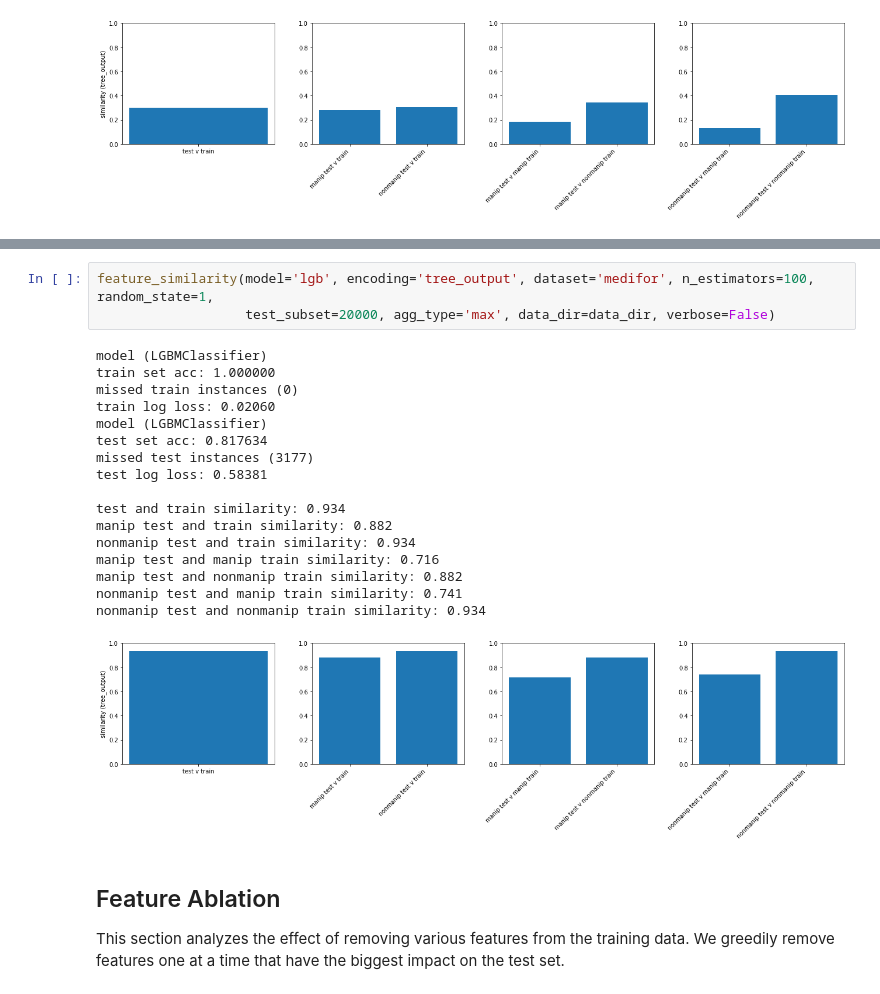
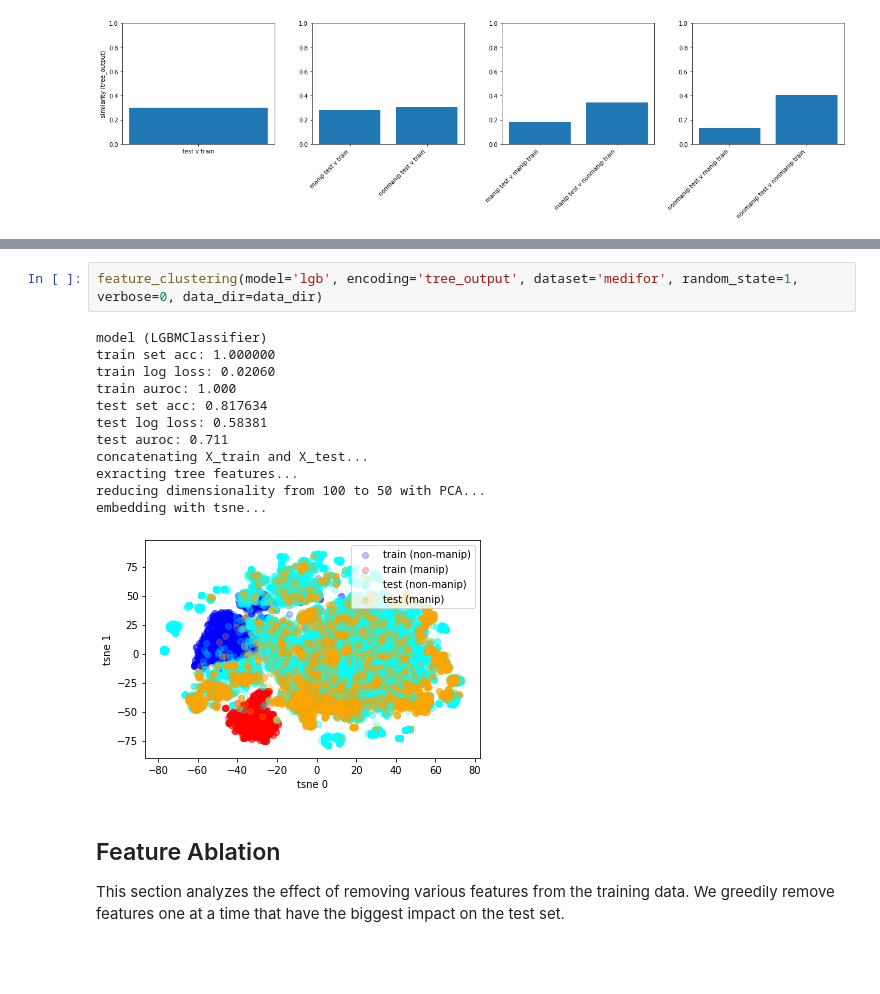
Before and after one commit to jjbrophy47/trex, a Jupyter notebook: experiments/notebooks/alignment_explore.ipynb, the cells around one changed output, grey strips where cells are left out. Saved outputs shown, nothing was run; the diff lists cells and outputs as text; blank space fills up the shorter version.

Commit message:
added tsne visualizations for medifor

```diff
--- a/experiments/notebooks/alignment_explore.ipynb
+++ b/experiments/notebooks/alignment_explore.ipynb
@@ -42,24 +85,18 @@ nonmanip test and nonmanip train similarity: 0.409
 # %%
-feature_similarity(model='lgb', encoding='tree_output', dataset='medifor', n_estimators=100, random_state=1,
-                   test_subset=20000, agg_type='max', data_dir=data_dir, verbose=False)
+feature_clustering(model='lgb', encoding='tree_output', dataset='medifor', random_state=1, verbose=0, data_dir=data_dir)
 # %% [output]
 model (LGBMClassifier)
 train set acc: 1.000000
-missed train instances (0)
 train log loss: 0.02060
-model (LGBMClassifier)
+train auroc: 1.000
 test set acc: 0.817634
-missed test instances (3177)
 test log loss: 0.58381
-
-test and train similarity: 0.934
-manip test and train similarity: 0.882
-nonmanip test and train similarity: 0.934
-manip test and manip train similarity: 0.716
-manip test and nonmanip train similarity: 0.882
-nonmanip test and manip train similarity: 0.741
-nonmanip test and nonmanip train similarity: 0.934
+test auroc: 0.711
+concatenating X_train and X_test...
+exracting tree features...
+reducing dimensionality from 100 to 50 with PCA...
+embedding with tsne...
-[figure, old version]
+[figure, new version]
 # %% [markdown]
 ## Feature Ablation
 This section analyzes the effect of removing various features from the training data. We greedily remove features one at a time that have the biggest impact on the test set.
```
Also changed, not shown: parts of 8 cells of this notebook, 15 other files.
